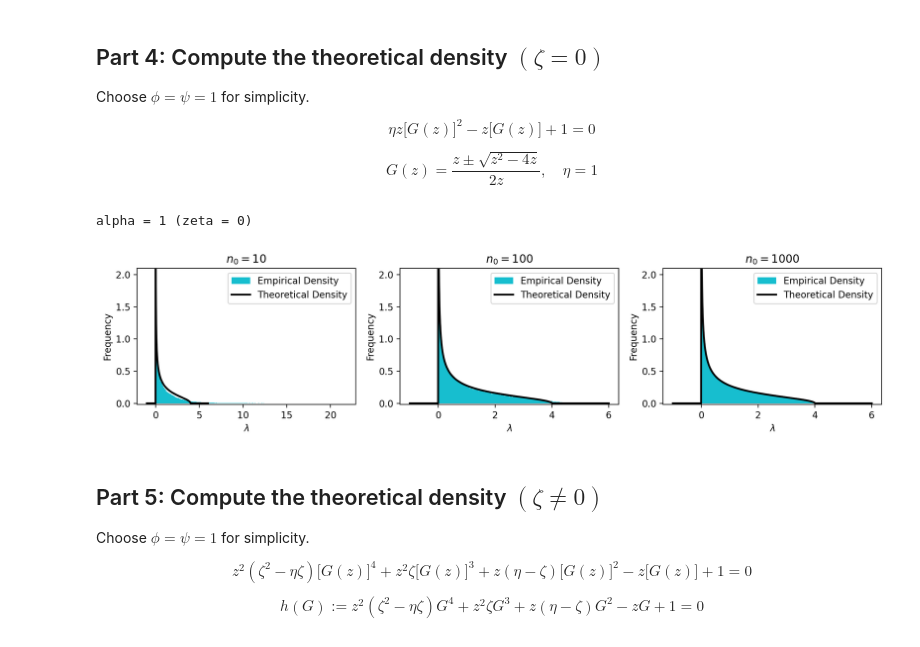
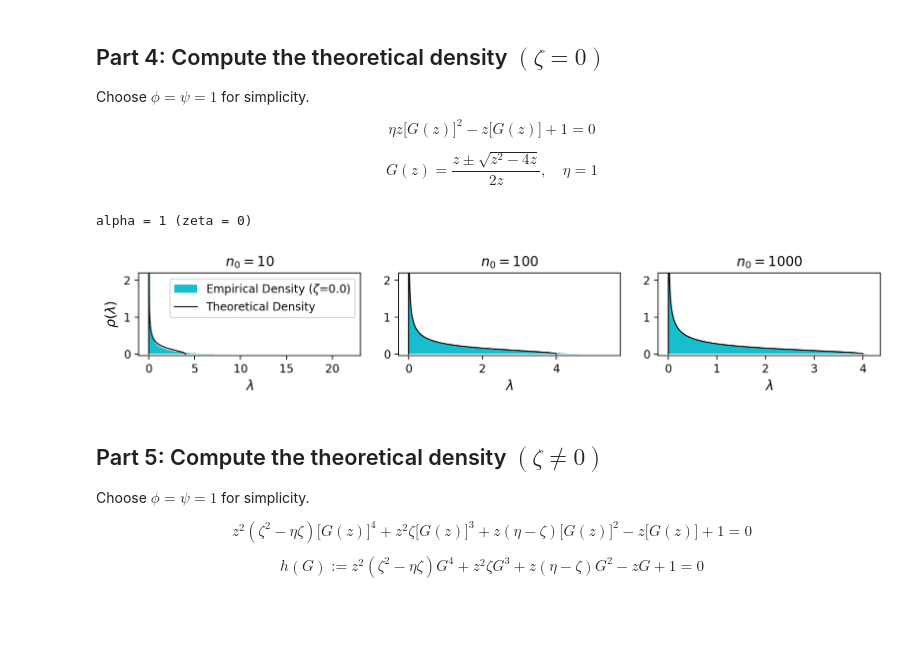
Before and after one commit to sichinaga/amath590-rmt-project, a Jupyter notebook: spectral_density.ipynb, the cells around one changed output. Drawn from its saved outputs; the diff is of its cells as text; code cells hidden in the pictures; blank space fills up the shorter version.

```diff
--- a/spectral_density.ipynb
+++ b/spectral_density.ipynb
@@ -18,21 +17,22 @@ def relu_modified(x, alpha):
 def compute_zeta(alpha):
     return (1 - alpha) ** 2 / (2 * (1 + alpha ** 2) - (2 / np.pi) * (1 + alpha) ** 2)
 
-plt.figure(figsize=(14, 3), dpi=200)
-x = np.linspace(-5, 5, 100)
+plt.figure(figsize=(11, 2.5), dpi=200)
+x = np.linspace(-7, 7, 100)
 
 for i, alpha in enumerate([1, 0.25, 0, -0.25, -1]):
 
     plt.subplot(1, 5, i + 1)
-    title = "$\\alpha = {}$ $(\\zeta = {})$"
-    plt.title(title.format(alpha, np.round(compute_zeta(alpha), decimals=3)))
+    title = "$\\alpha$=${}$ ($\\zeta$=${}$)"
+    plt.title(title.format(alpha, np.round(compute_zeta(alpha), decimals=2)), fontsize=15)
     plt.plot(x, relu_modified(x, alpha), lw=2, c="b")
+    plt.xlabel("x", fontsize=15)
     plt.ylim([-11, 11])
-    plt.xlabel("x")
+    plt.xlim([-6, 6])
     plt.grid()
 
     if i == 0:
-        plt.ylabel("f(x)", rotation=0)
+        plt.ylabel("f(x)", fontsize=15)
 
 plt.tight_layout()
 plt.show()
@@ -132,43 +132,45 @@ def G_0(z):
     True theoretical G(z) for the zeta = 0 case.
     """
     G_pos = (z + np.sqrt(z ** 2 - 4 * z)) / (2 * z)
     G_neg = (z - np.sqrt(z ** 2 - 4 * z)) / (2 * z)
 
     return np.where(G_pos.imag < G_neg.imag, G_pos, G_neg)
 
 # Compute G(z) for z (nearly) real on [-1, 6].
-z = np.linspace(-1, 6, 1000).astype("complex") + (1j * 1e-16)
+z = np.linspace(-0.001, 4, 1000).astype("complex") + (1j * 1e-16)
 true_density = -(1 / np.pi) * G_0(z).imag
 
 # Plot the empirical densities vs. theoretical.
 print("alpha = 1 (zeta = 0)")
-plt.figure(figsize=(12, 3), dpi=200)
+plt.figure(figsize=(10, 2), dpi=200)
 for i, (n0, eigs) in enumerate(zip(n0_vals, all_eigs)):
     plt.subplot(1, len(n0_vals), i + 1)
 
     # (1) Empirical.
     plt.hist(
         np.array(eigs).flatten(),
         density=True,
         bins=200,
         color="tab:cyan",
-        label="Empirical Density"
+        label="Empirical Density ($\\zeta$=0.0)"
     )
 
     # (2) Theoretical.
-    plt.plot(z.real, true_density, lw=2, c="k", label="Theoretical Density")
+    plt.plot(z.real, true_density, lw=1, c="k", label="Theoretical Density")
+    plt.ylim([-0.05, 2.2])
 
-    plt.ylim([-0.02, 2.1])
-    plt.title(f"$n_0 = {n0}$")
-    plt.xlabel("$\\lambda$")
-    plt.ylabel("Frequency")
-    plt.legend()
+    plt.title(f"$n_0 = {n0}$", fontsize=12)
+    plt.xlabel("$\\lambda$", fontsize=12)
+
+    if i == 0:
+        plt.ylabel("$\\rho(\\lambda)$", fontsize=12)
+        plt.legend(fontsize=10)
 
 plt.tight_layout()
 plt.show()
 # %% [output]
 alpha = 1 (zeta = 0)
-[figure, old version]
+[figure, new version]
 # %% [markdown]
 ## Part 5: Compute the theoretical density $(\zeta \neq 0)$
 Choose $\phi = \psi = 1$ for simplicity.
```
Also changed, not shown: parts of 6 cells of this notebook, 11 other files.
